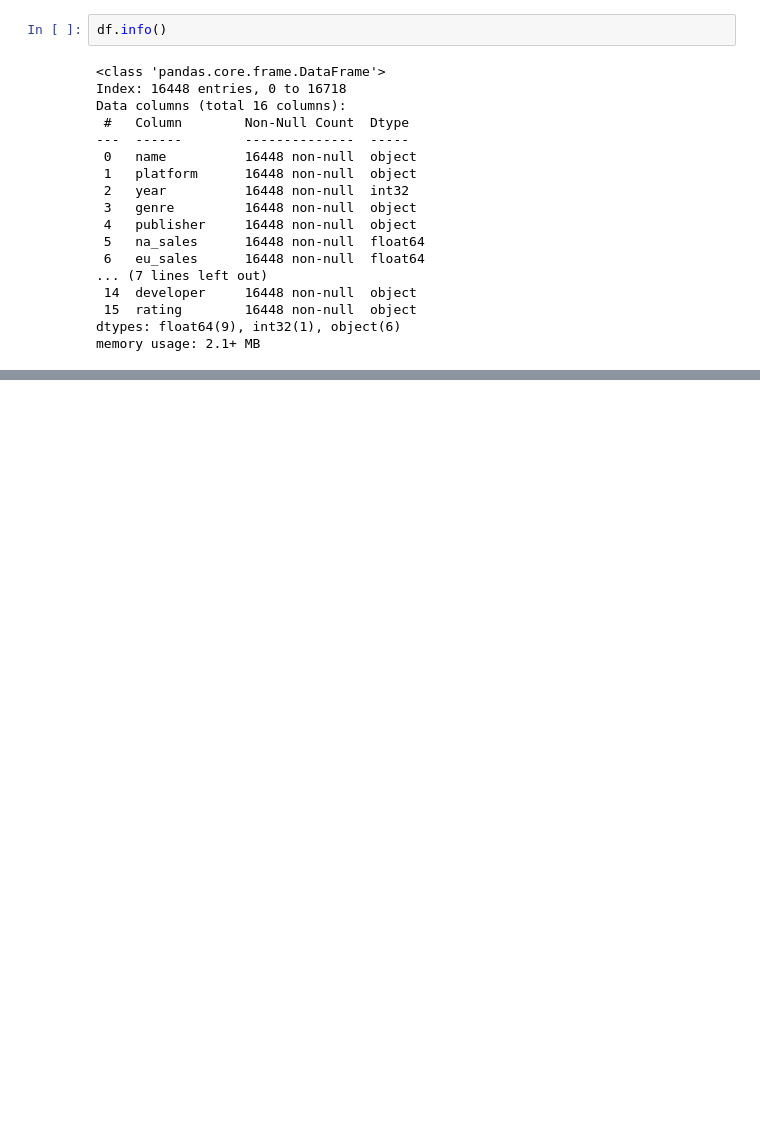
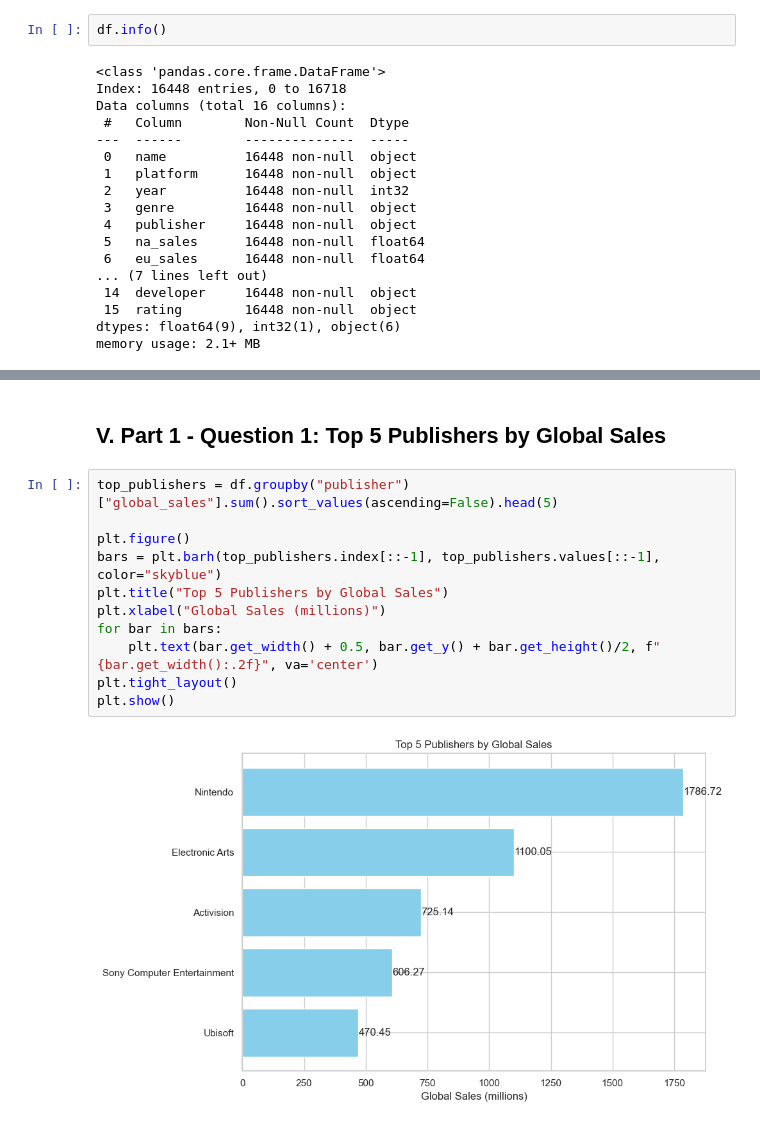
Before and after one commit to Maria8989/Data-Visualisations, a Jupyter notebook: Maria G Garcia Macedo_DPrepHDip_CA1.ipynb, the cells around one changed output, grey strips where cells are left out. Saved outputs shown, nothing was run; the diff lists cells and outputs as text; blank space fills up the shorter version.

```diff
--- a/Maria G Garcia Macedo_DPrepHDip_CA1.ipynb
+++ b/Maria G Garcia Macedo_DPrepHDip_CA1.ipynb
@@ -201,0 +258,15 @@ memory usage: 2.1+ MB
+# %% [markdown]
+## V. Part 1 - Question 1: Top 5 Publishers by Global Sales
+# %%
+top_publishers = df.groupby("publisher")["global_sales"].sum().sort_values(ascending=False).head(5)
+
+plt.figure()
+bars = plt.barh(top_publishers.index[::-1], top_publishers.values[::-1], color="skyblue")
+plt.title("Top 5 Publishers by Global Sales")
+plt.xlabel("Global Sales (millions)")
+for bar in bars:
+    plt.text(bar.get_width() + 0.5, bar.get_y() + bar.get_height()/2, f"{bar.get_width():.2f}", va='center')
+plt.tight_layout()
+plt.show()
+# %% [output]
+[figure, added]
```
Also changed, not shown: parts of 18 cells of this notebook.
